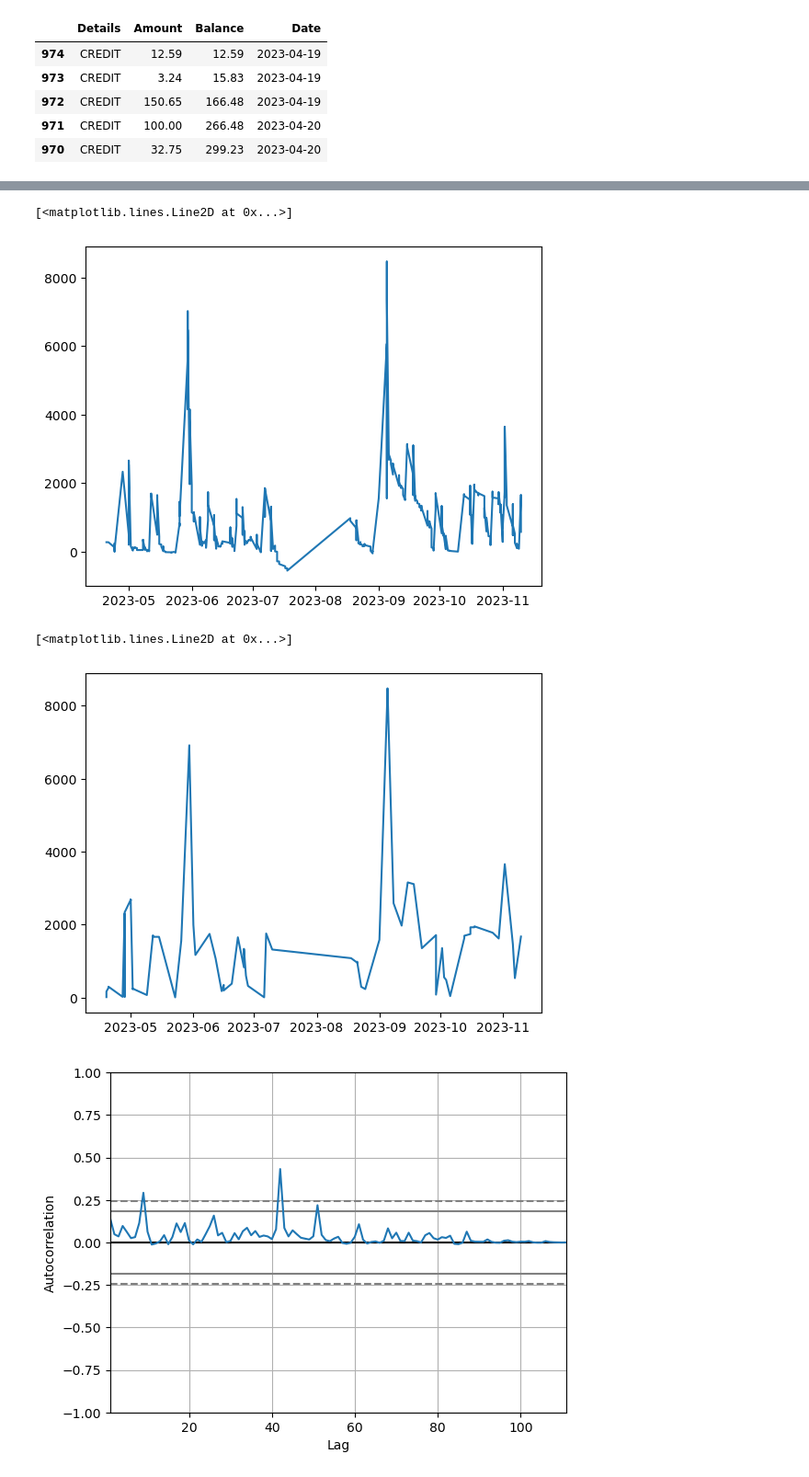
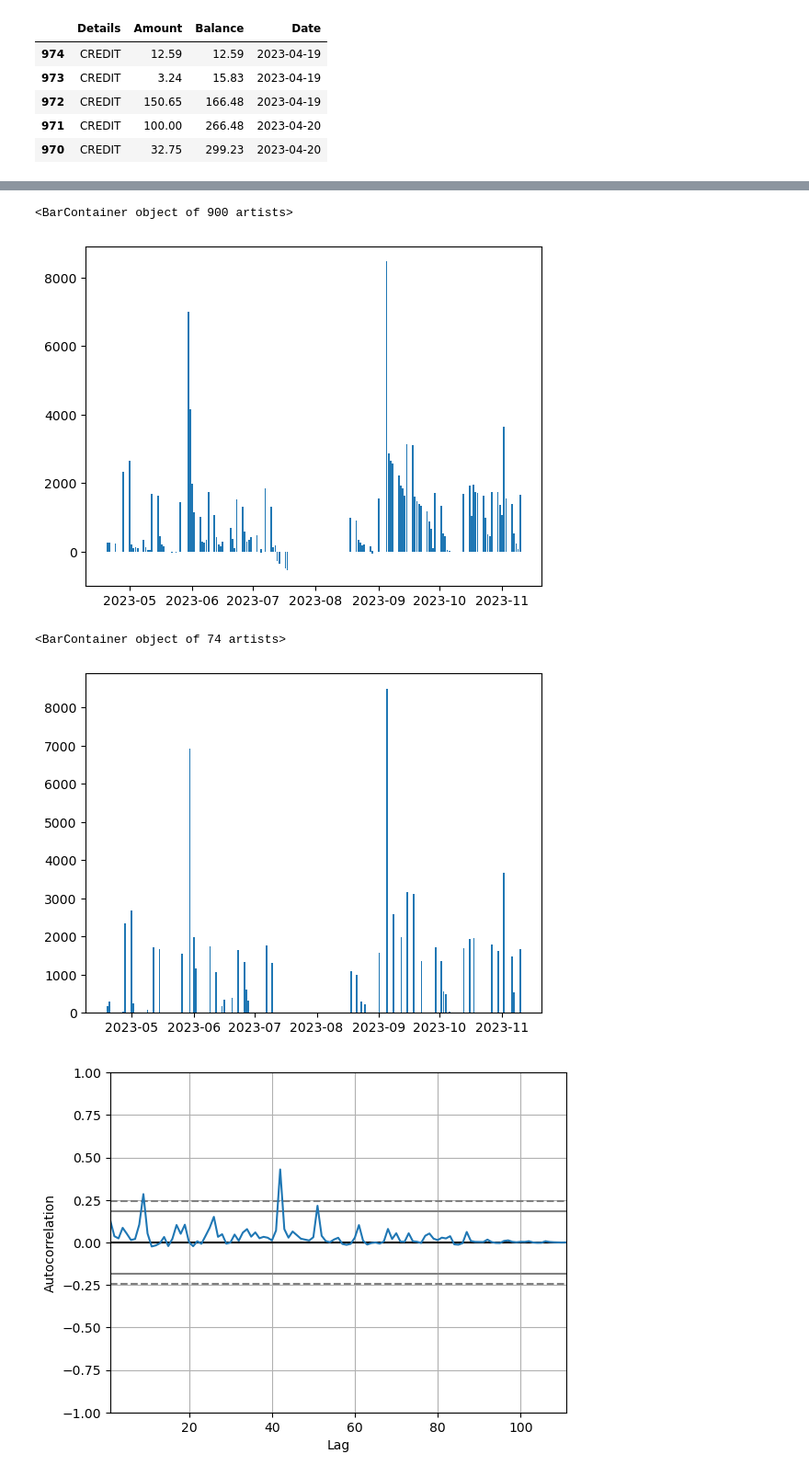
Before and after one commit to PAndrewTurner/FinPulse, a Jupyter notebook: Spending Prediction.ipynb, the cells around one changed output, grey strips where cells are left out. Shown at 92% size. Cells and saved outputs as stored; diff of their text form; code cells hidden in the pictures.

```diff
--- a/Spending Prediction.ipynb
+++ b/Spending Prediction.ipynb
@@ -64,17 +66,17 @@ Debit.head()
 # %%
 # Plotting Debits from dataset
 
-plt.plot(Debit['Date'], Debit['Balance'])
+plt.bar(Debit['Date'], Debit['Balance'])
 # %% [output]
-[<matplotlib.lines.Line2D at 0x...>]
+<BarContainer object of 900 artists>
-[figure, old version]
+[figure, new version]
 # %%
 # Plotting Credits from dataset
 
-plt.plot(Credit['Date'], Credit['Balance'])
+plt.bar(Credit['Date'], Credit['Balance'])
 # %% [output]
-[<matplotlib.lines.Line2D at 0x...>]
+<BarContainer object of 74 artists>
-[figure, old version]
+[figure, new version]
 # %%
 # Autocorrelation grapgh for Debits
 
```
Also changed, not shown: parts of 13 cells of this notebook.
